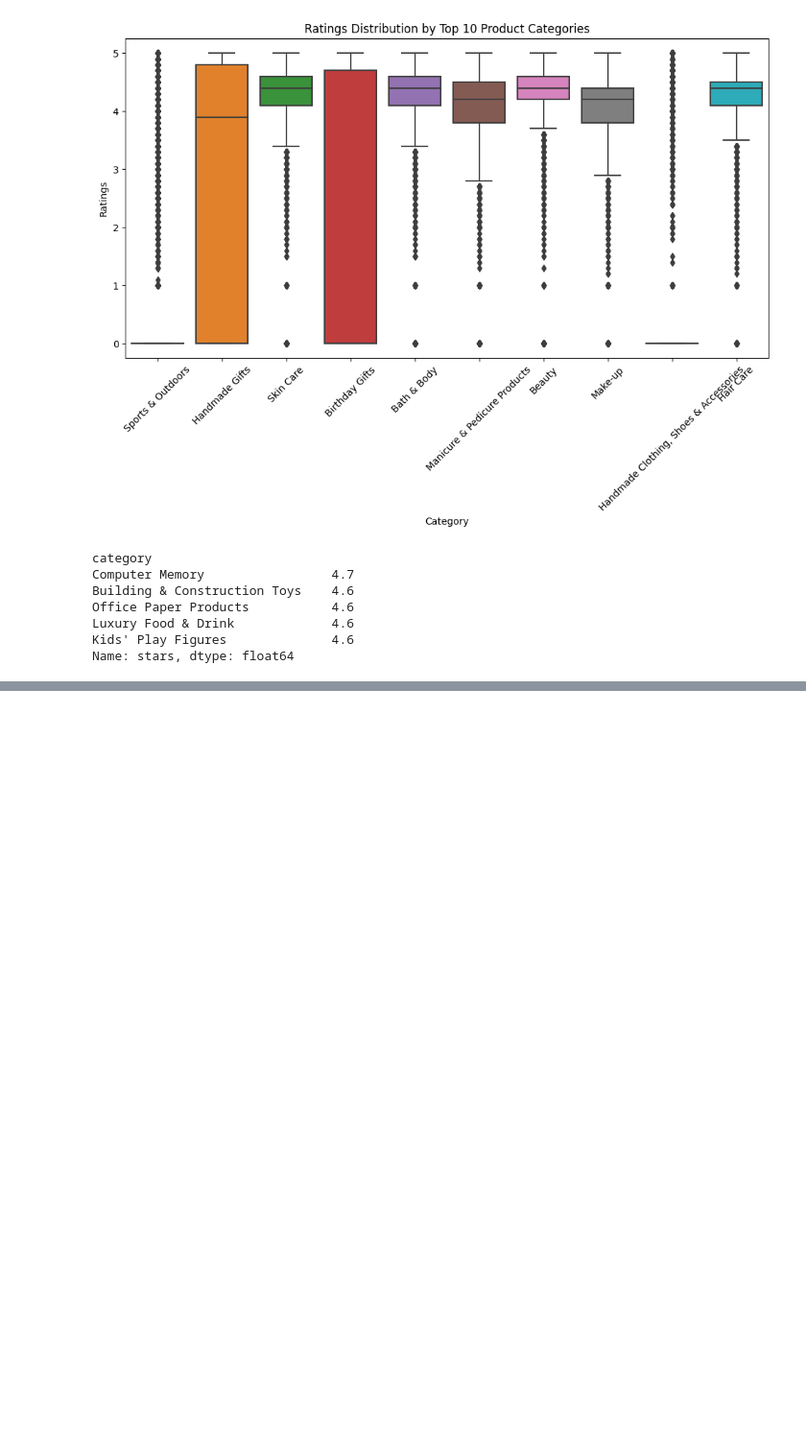
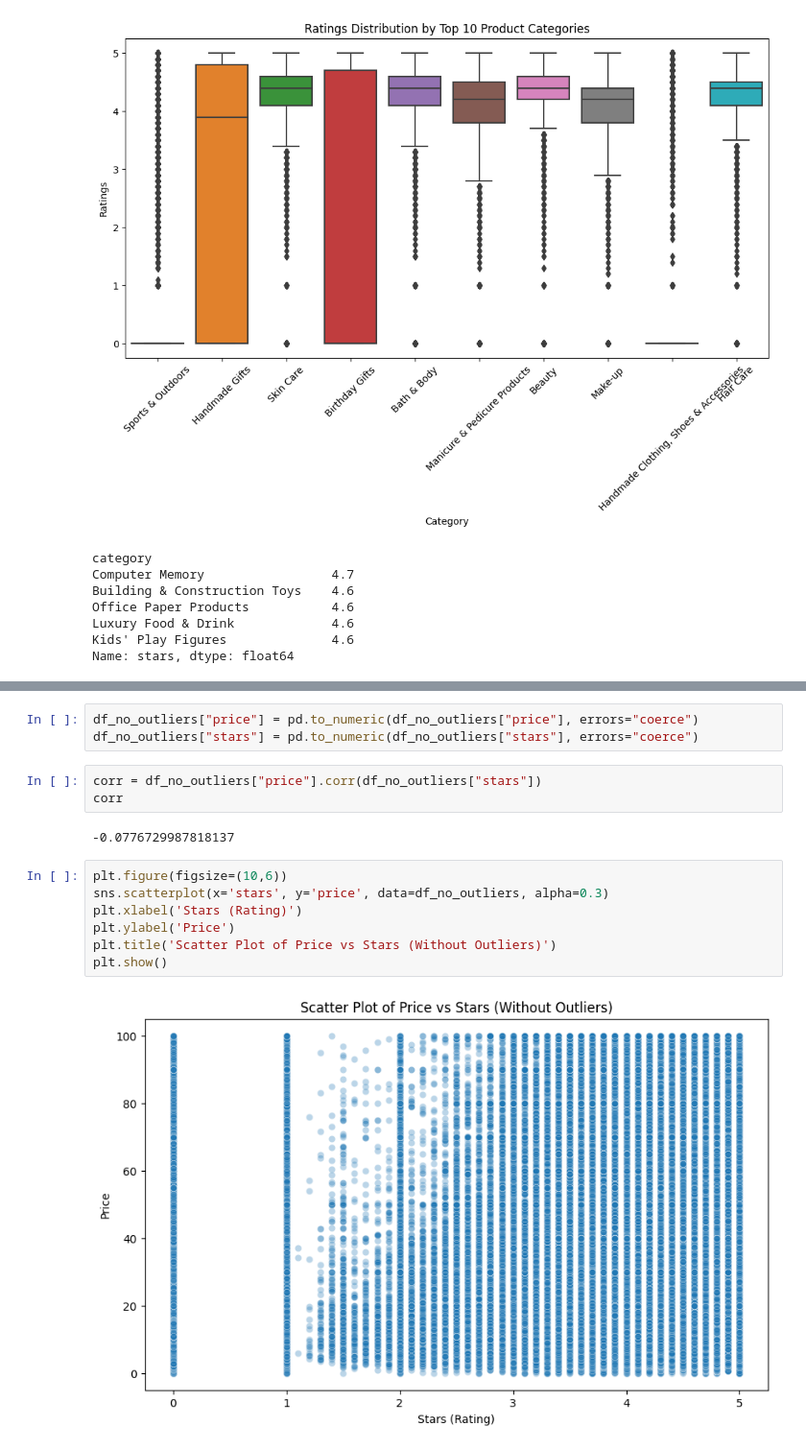
Before and after one commit to levgirgin/lab-eda-bivariate, a Jupyter notebook: eda_bivariate_analysis.ipynb, the cells around one changed output, grey strips where cells are left out. Shown at 96% size. Cells and saved outputs as stored; diff of their text form; blank space fills up the shorter version.

```diff
--- a/eda_bivariate_analysis.ipynb
+++ b/eda_bivariate_analysis.ipynb
@@ -267,0 +273,17 @@ Name: stars, dtype: float64
+# %%
+df_no_outliers["price"] = pd.to_numeric(df_no_outliers["price"], errors="coerce")
+df_no_outliers["stars"] = pd.to_numeric(df_no_outliers["stars"], errors="coerce")
+# %%
+corr = df_no_outliers["price"].corr(df_no_outliers["stars"])
+corr
+# %% [output]
+-0.0776729987818137
+# %%
+plt.figure(figsize=(10,6))
+sns.scatterplot(x='stars', y='price', data=df_no_outliers, alpha=0.3)
+plt.xlabel('Stars (Rating)')
+plt.ylabel('Price')
+plt.title('Scatter Plot of Price vs Stars (Without Outliers)')
+plt.show()
+# %% [output]
+[figure, added]
```
Also changed, not shown: parts of 3 cells of this notebook.
